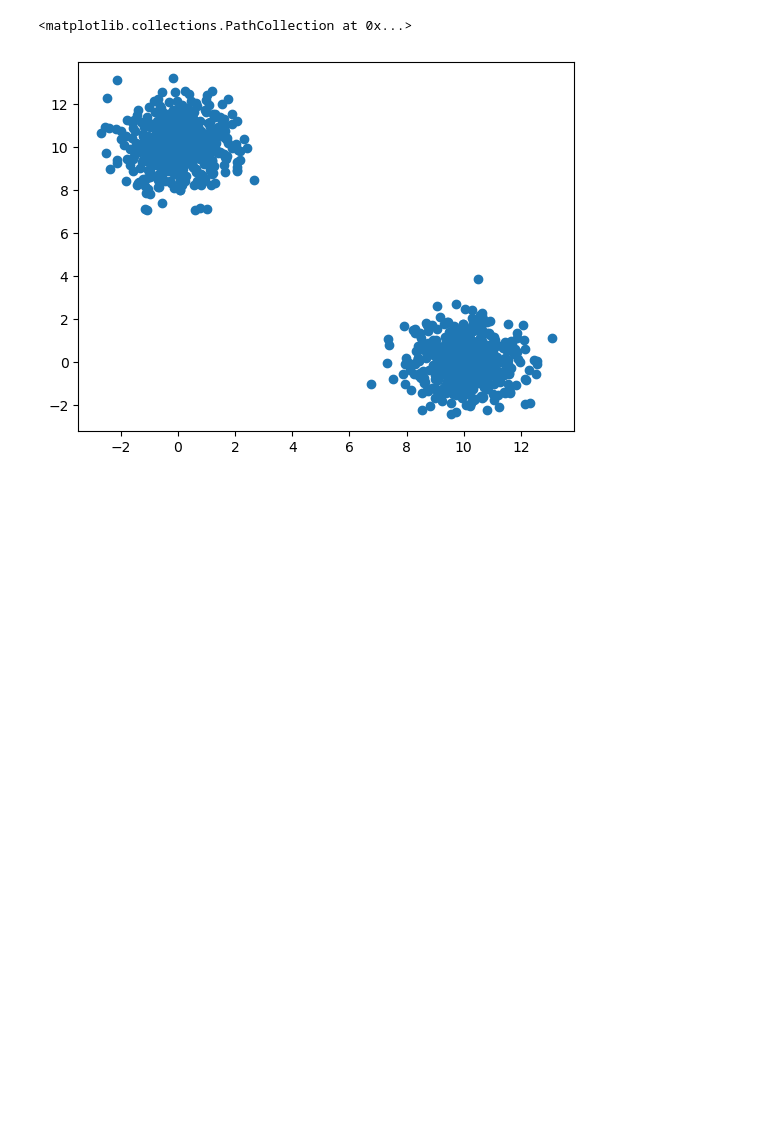
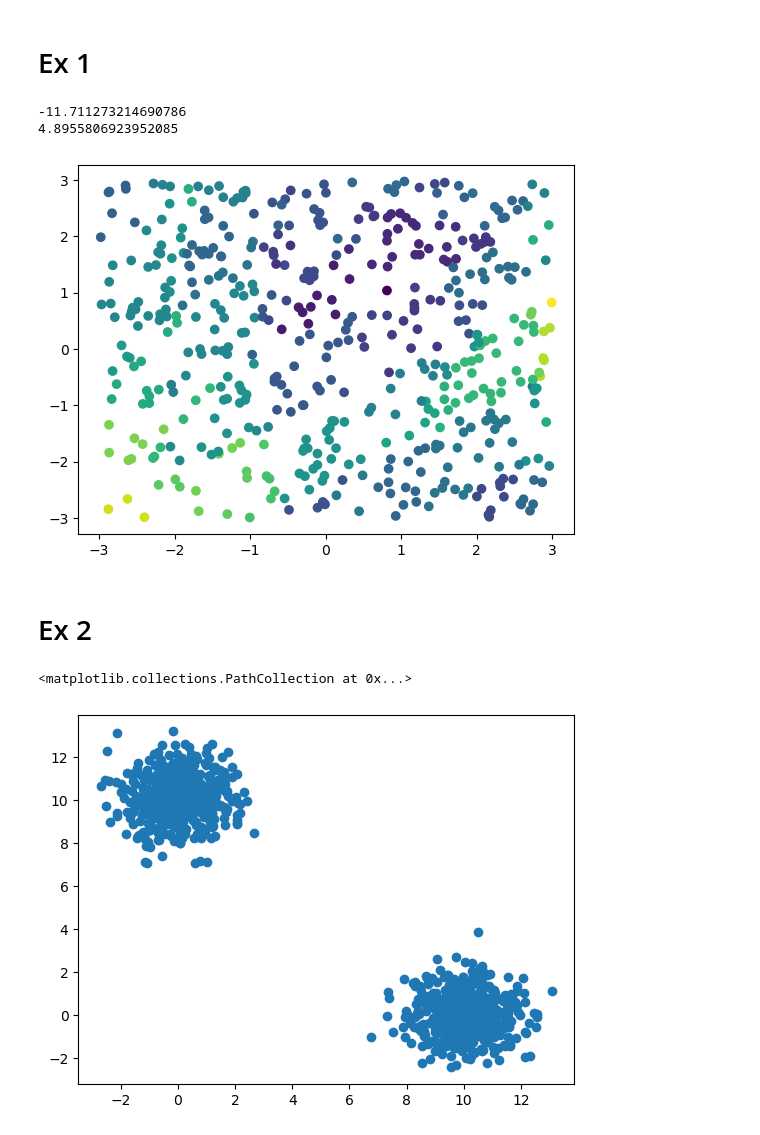
Before and after one commit to Catalina323/Anomaly-detection, a Jupyter notebook: lab3.ipynb, the cells around one changed output. Saved outputs shown, nothing was run; the diff lists cells and outputs as text; code cells hidden in the pictures; blank space fills up the shorter version.

```diff
--- a/lab3.ipynb
+++ b/lab3.ipynb
@@ -8,3 +9,70 @@ from pyod.models.loda import LODA
+# %% [markdown]
+# Ex 1
+# %%
+x, y = make_blobs(n_samples=500, n_features=2, random_state=42)
+
+n_bins = 50
+
+vectors = multivariate_normal((0, 0), [[1, 0], [0, 1]], size=5)
+vectors = vectors / np.linalg.norm(vectors, axis=1, keepdims=True)
+
+projected_values = [x @ p for p in vectors]
+
+print(min([min(a) for a in projected_values]))
+print(min([max(a) for a in projected_values]))
+
+hist_1, bin_edg_1 = np.histogram(projected_values[0], bins = n_bins, range=(-50, 10))
+hist_2, bin_edg_2 = np.histogram(projected_values[1], bins = n_bins, range=(-50, 10))
+hist_3, bin_edg_3 = np.histogram(projected_values[2], bins = n_bins, range=(-50, 10))
+hist_4, bin_edg_4 = np.histogram(projected_values[3], bins = n_bins, range=(-50, 10))
+hist_5, bin_edg_5 = np.histogram(projected_values[4], bins = n_bins, range=(-50, 10))
+# %% [output]
+-11.711273214690786
+4.8955806923952085
+# %%
+prob_hist_1 = hist_1 / np.sum(hist_1)
+prob_hist_2 = hist_2 / np.sum(hist_2)
+prob_hist_3 = hist_3 / np.sum(hist_3)
+prob_hist_4 = hist_4 / np.sum(hist_4)
+prob_hist_5 = hist_5 / np.sum(hist_5)
+# %%
+x_test = np.random.uniform(-3, 3, (500, 2))
+projected_test_values = [x_test @ p for p in vectors]
+
+test_scores = np.zeros(len(x_test))
+
+for i in range(len(x_test)):
+# for i in range(1):
+
+    bin_index = np.digitize(projected_test_values[0][i], bin_edg_1) - 1
+    bin_index = np.clip(bin_index, 0, n_bins - 1)
+    p1 = prob_hist_1[bin_index]
+
+    bin_index = np.digitize(projected_test_values[1][i], bin_edg_1) - 1
+    bin_index = np.clip(bin_index, 0, n_bins - 1)
+    p2 = prob_hist_2[bin_index]
+
+    bin_index = np.digitize(projected_test_values[2][i], bin_edg_1) - 1
+    bin_index = np.clip(bin_index, 0, n_bins - 1)
+    p3 = prob_hist_3[bin_index]
+
+    bin_index = np.digitize(projected_test_values[3][i], bin_edg_1) - 1
+    bin_index = np.clip(bin_index, 0, n_bins - 1)
+    p4 = prob_hist_4[bin_index]
+
+    bin_index = np.digitize(projected_test_values[4][i], bin_edg_1) - 1
+    bin_index = np.clip(bin_index, 0, n_bins - 1)
+    p5 = prob_hist_5[bin_index]
+
+    test_scores[i] = np.mean([p1, p2, p3, p4, p5])
+
+
+plt.scatter(x_test[:,0], x_test[:,1], c=test_scores, cmap='viridis')
+plt.show()
+# %% [output]
+[figure, added]
+# %% [markdown]
+# Ex 2
 # %%
 x, y = make_blobs(n_samples=1000, n_features=2, centers=[(10, 0), (0, 10)], random_state=42)
 # %%
```
Also changed, not shown: parts of 1 cell of this notebook.
